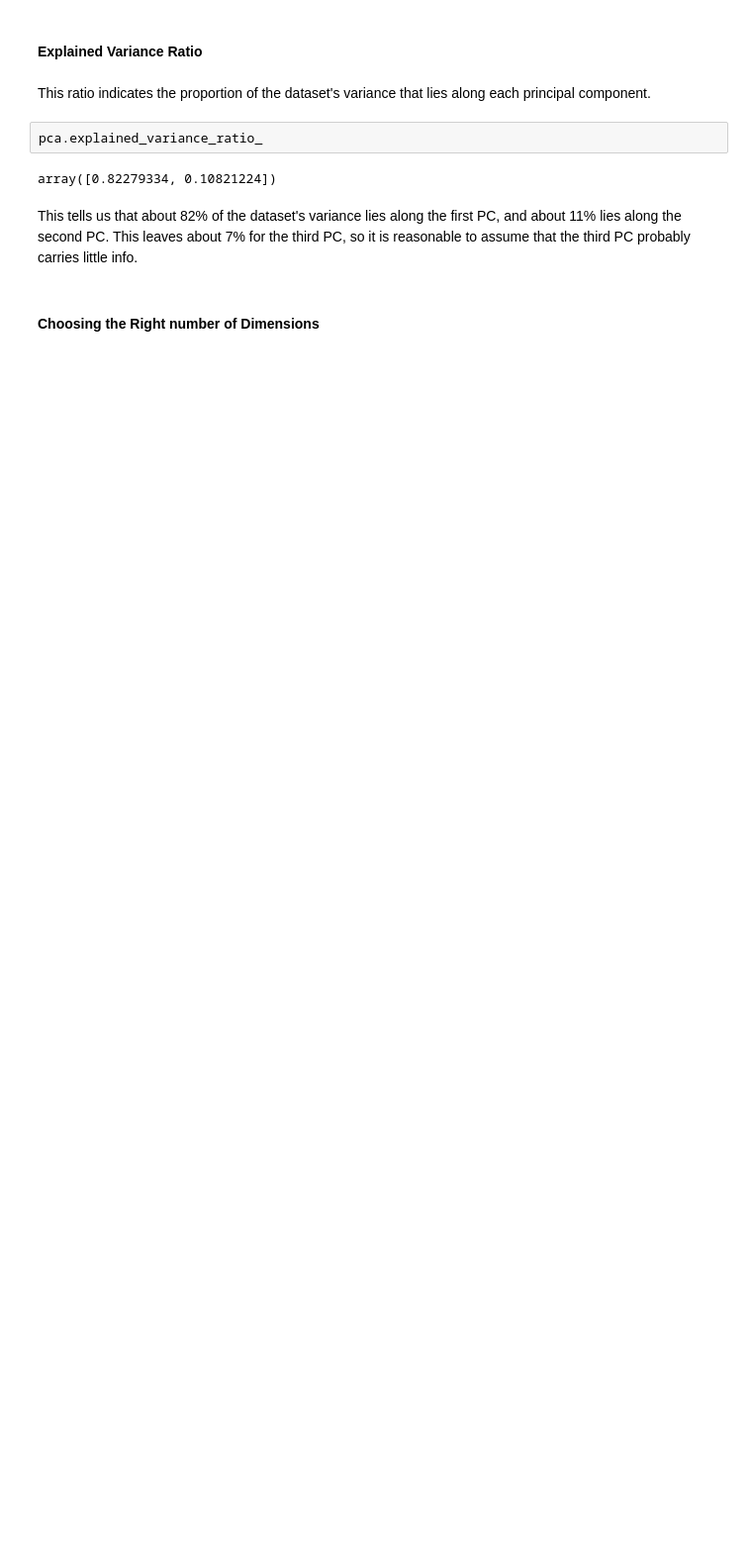
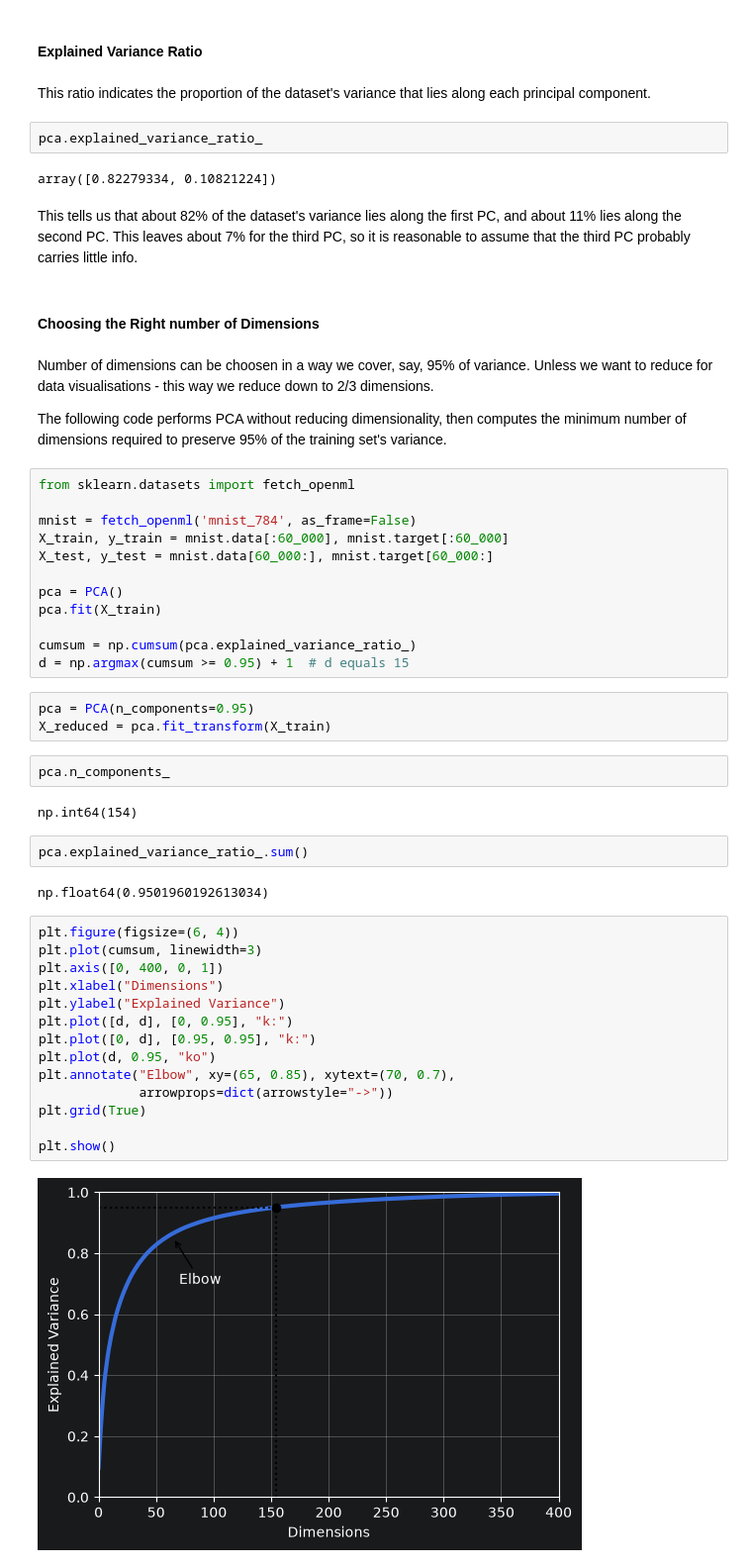
Before and after one commit to AVilums/hands-on-ml, a Jupyter notebook: chapter_7/dimensionality_reduction.ipynb, the cells around one changed output. Shown at 99% size. Cells and saved outputs as stored; diff of their text form; blank space fills up the shorter version.

```diff
--- a/chapter_7/dimensionality_reduction.ipynb
+++ b/chapter_7/dimensionality_reduction.ipynb
@@ -350,3 +351,46 @@ array([0.82279334, 0.10821224])
 This tells us that about 82% of the dataset's variance lies along the first PC, and about 11% lies along the second PC. This leaves about 7% for the third PC, so it is reasonable to assume that the third PC probably carries little info.
 # %% [markdown]
 #### Choosing the Right number of Dimensions
+# %% [markdown]
+Number of dimensions can be choosen in a way we cover, say, 95% of variance. Unless we want to reduce for data visualisations - this way we reduce down to 2/3 dimensions.
+
+The following code performs PCA without reducing dimensionality, then computes the minimum number of dimensions required to preserve 95% of the training set's variance.
+# %%
+from sklearn.datasets import fetch_openml
+
+mnist = fetch_openml('mnist_784', as_frame=False)
+X_train, y_train = mnist.data[:60_000], mnist.target[:60_000]
+X_test, y_test = mnist.data[60_000:], mnist.target[60_000:]
+
+pca = PCA()
+pca.fit(X_train)
+
+cumsum = np.cumsum(pca.explained_variance_ratio_)
+d = np.argmax(cumsum >= 0.95) + 1  # d equals 15
+# %%
+pca = PCA(n_components=0.95)
+X_reduced = pca.fit_transform(X_train)
+# %%
+pca.n_components_
+# %% [output]
+np.int64(154)
+# %%
+pca.explained_variance_ratio_.sum()
+# %% [output]
+np.float64(0.9501960192613034)
+# %%
+plt.figure(figsize=(6, 4))
+plt.plot(cumsum, linewidth=3)
+plt.axis([0, 400, 0, 1])
+plt.xlabel("Dimensions")
+plt.ylabel("Explained Variance")
+plt.plot([d, d], [0, 0.95], "k:")
+plt.plot([0, d], [0.95, 0.95], "k:")
+plt.plot(d, 0.95, "ko")
+plt.annotate("Elbow", xy=(65, 0.85), xytext=(70, 0.7),
+             arrowprops=dict(arrowstyle="->"))
+plt.grid(True)
+
+plt.show()
+# %% [output]
+[figure, added]
```
Also changed, not shown: parts of 37 cells of this notebook.
